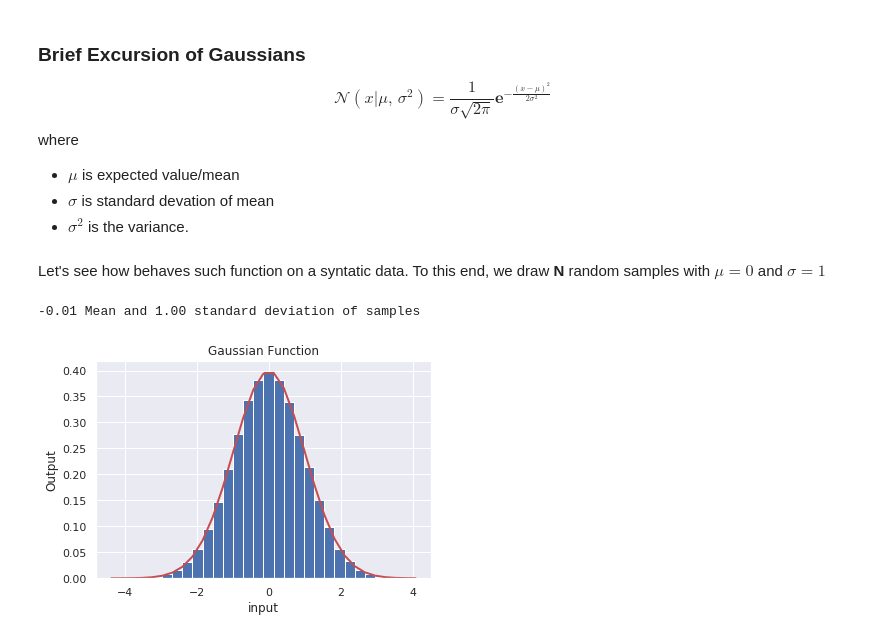
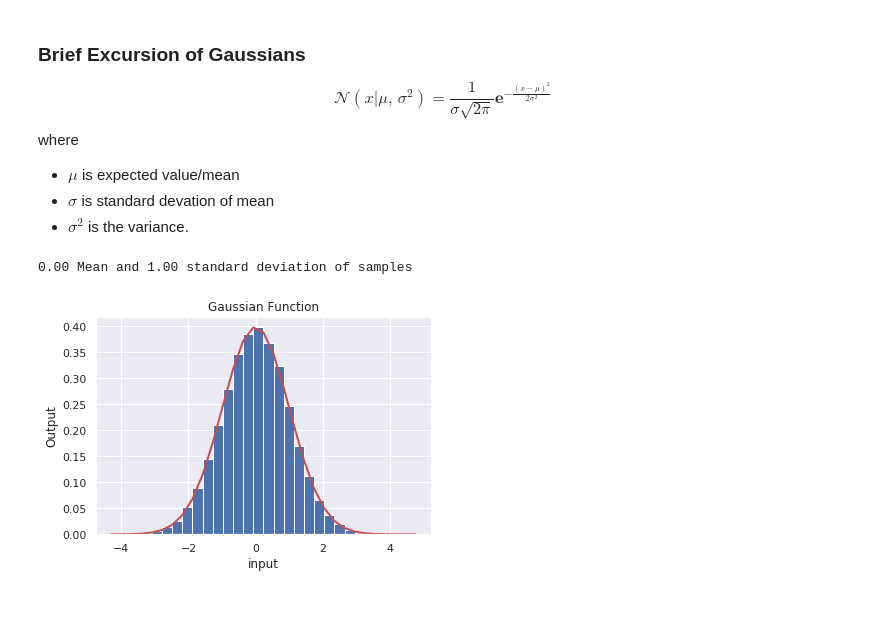
Before and after one commit to Demirrr/Fundamentals, a Jupyter notebook: Kernels/Untitled.ipynb, the cells around one changed output. Saved outputs shown, nothing was run; the diff lists cells and outputs as text; code cells hidden in the pictures; blank space fills up the shorter version.

```diff
--- a/Kernels/Untitled.ipynb
+++ b/Kernels/Untitled.ipynb
@@ -33,26 +33,22 @@ $$ \mathcal{N}(x|\mu,\,\sigma^{2}) =\frac{1}{\sigma \sqrt{2 \pi}} \mathbf{e}^{-\
 # %%
 def gaussian(x,mu=0,sigma=0):
     first_term =1/(sigma * np.sqrt(2 * np.pi))
     second_term = np.exp( - (x - mu)**2 / (2 * sigma**2) )
     return  first_term*second_term
+
+mu, sigma, N = 0, 1, 100000 # mean and standard deviation
+x = np.random.normal(mu, sigma, N)
+print('{0:.2f} Mean and {1:.2f} standard deviation of samples'.format(x.mean(),x.std()))
+
+_, bins, __ = plt.hist(x, 30, density=True)
+plt.plot(bins,gaussian(bins,0,1),linewidth=2, color='r')
+plt.title('Gaussian Function')
+plt.ylabel('Output')
+plt.xlabel('input')
+plt.show()
+# %% [output]
+0.00 Mean and 1.00 standard deviation of samples
+[figure, added]
-# %% [markdown]
-Let's see how behaves such function on a syntatic data. To this end,
-we draw **N** random samples with $\mu=0$ and $\sigma=1$
-# %%
-mu, sigma, N = 0, 1, 100000 # mean and standard deviation
-x = np.random.normal(mu, sigma, N)
-print('{0:.2f} Mean and {1:.2f} standard deviation of samples'.format(x.mean(),x.std()))
-# %% [output]
--0.01 Mean and 1.00 standard deviation of samples
-# %%
-_, bins, __ = plt.hist(x, 30, density=True)
-plt.plot(bins,gaussian(bins,mu,sigma),linewidth=2, color='r')
-plt.title('Gaussian Function')
-plt.ylabel('Output')
-plt.xlabel('input')
-plt.show()
-# %% [output]
-[figure, removed]
 # %%
 def gaussian_function(x,mu=0,sigma=1):
     """
```
Also changed, not shown: parts of 5 cells of this notebook.
